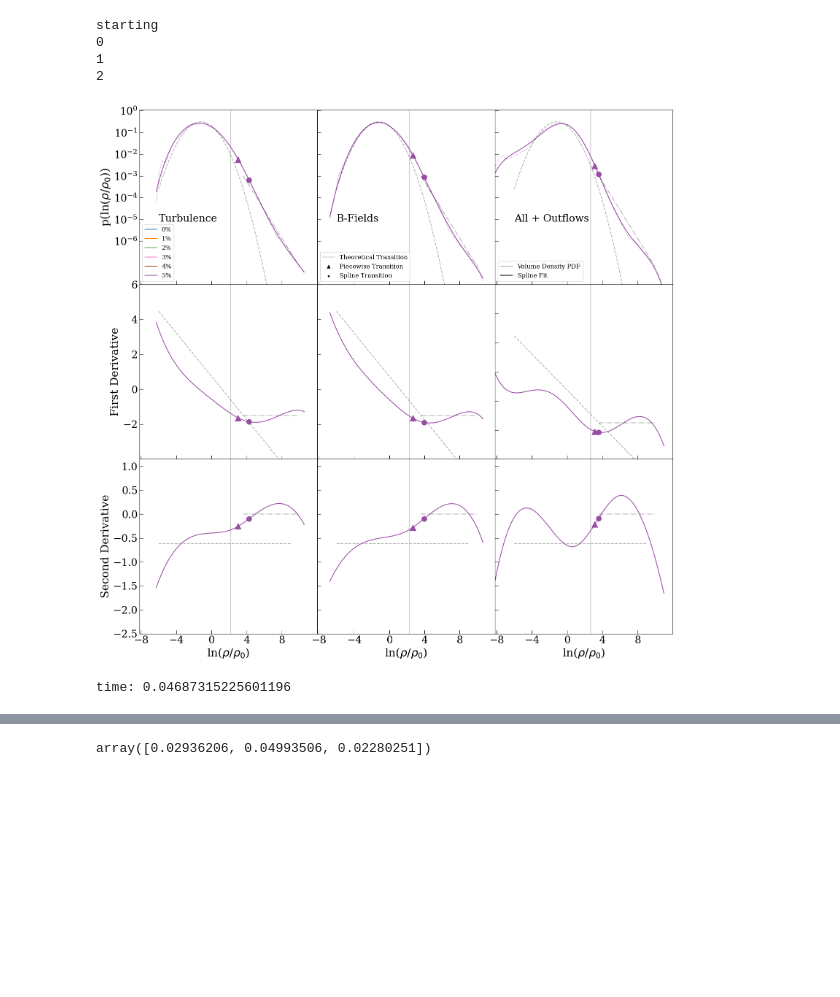
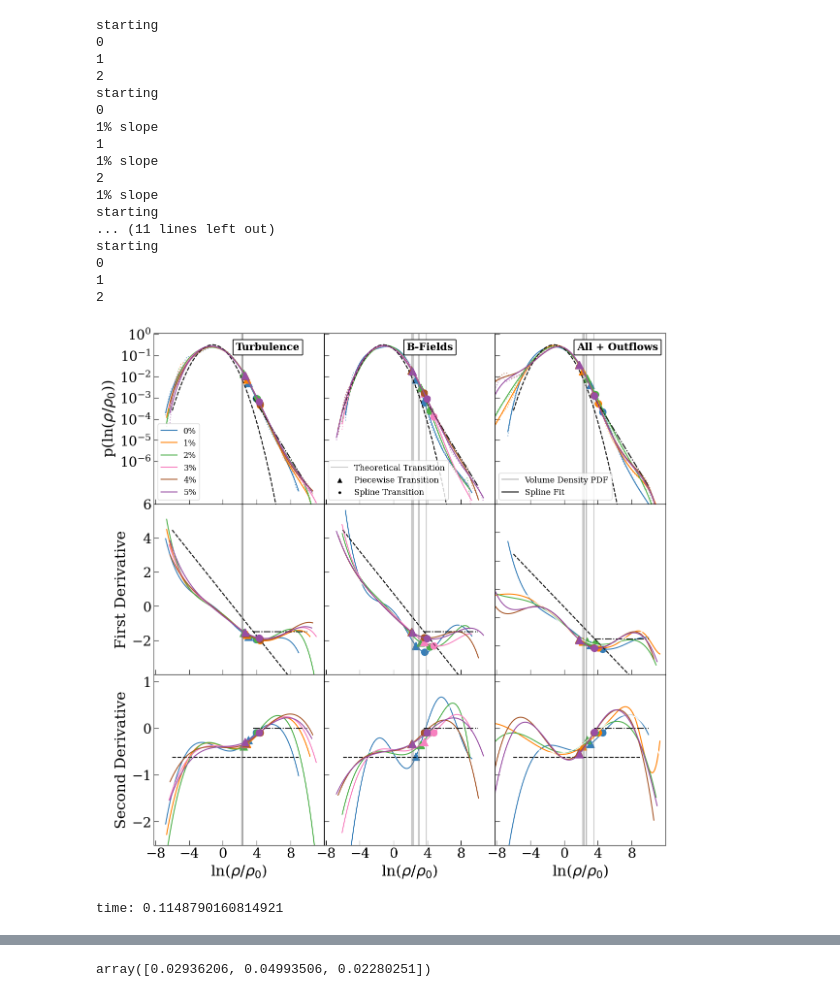
Before and after one commit to Kiihne/PDF-kiihne, a Jupyter notebook: full_pipeline.ipynb, the cells around one changed output, grey strips where cells are left out. Saved outputs shown, nothing was run; the diff lists cells and outputs as text; code cells hidden in the pictures; blank space fills up the shorter version.

```diff
--- a/full_pipeline.ipynb
+++ b/full_pipeline.ipynb
@@ -20,16 +20,16 @@ plt.rcParams["font.family"] = "serif"
 #set parameters. don't change any other cell in notebook
 #hit enter 9 times
 num_axis = 1 #can be 1,2, or 3. sets number of lines of sight and makes sure right files pulled
-num_runs = 1 #set to 1 if looking at aspecific case. otherwise set to 6.
-percent_case = 4 #if focusing on one SFE, sets which % snapshot to look at
+num_runs = 6 #set to 1 if looking at aspecific case. otherwise set to 6.
+percent_case = 3 #if focusing on one SFE, sets which % snapshot to look at
 # %%
-#super spline
+#super combined
 start = time.time()
 print('starting')
 percent_f = [0,1,2,3,4,5]
 perc_f = ('0','1','2','3','4','5')
 color_list = ('#377eb8', '#ff7f00', '#4daf4a','#f781bf', '#a65628', '#984ea3','#999999', '#e41a1c', '#dede00')
-fig, ax = plt.subplots(nrows=3,ncols=1,figsize=(8,10),sharex = 'all', sharey = 'row', gridspec_kw={'hspace': 0,'wspace':0})
+fig, ax = plt.subplots(nrows=3,ncols=1,figsize=(6,8),sharex = 'all', sharey = 'row', gridspec_kw={'hspace': 0,'wspace':0})
 ax =ax.ravel()
 for B in range(num_runs):
     if num_runs ==1:
@@ -54,7 +54,6 @@ for B in range(num_runs):
 
     #plot setup
     d = {}
-    variable_name =('density_g','density_gt','density_gtm', 'density_gtmp')
     input_file = inputfile[percent]
     plot_data = np.load(input_file, allow_pickle=True)
     #main processing cell.
@@ -66,9 +65,15 @@ for B in range(num_runs):
     #plt.suptitle('Column Densities with ' + perc + '% SFE', size =26)
     #ax[0].annotate(' log upper limit = .75\n linear lower limit = 1',[-2,1e-5], size =15)
 
-    b = 0
+    b = 3
 
     for n in range(3):
+        if B ==1 and n ==1 or B==3 and n==2:
+            color_list = ('white', 'white', 'white','white', 'white', 'white','white', 'white', 'white')
+            visible = 0
+        else:
+            color_list = ('#377eb8', '#ff7f00', '#4daf4a','#f781bf', '#a65628', '#984ea3','#999999', '#e41a1c', '#dede00')
+            visible = 1
         den = plot_data[plot_data.files[n+1]]
         print(n)     #for time keeping
 
@@ -124,9 +129,9 @@ for B in range(num_runs):
 
 
         if n > 1:
-            ax[n].set_xlabel(r'ln($N/N_0$)', size=25)
+            ax[n].set_xlabel(r'ln($N/N_0$)', size=15)
 
-        ax[n].set_ylabel(r'p(ln($N/N_0$))', size=25)
+        ax[n].set_ylabel(r'p(ln($N/N_0$))', size=15)
 
         ax[n].annotate(titles[n], (1.75,.2), color = 'black', fontsize =15, weight = 'bold',horizontalalignment='left',verticalalignment='center', textcoords='data', bbox=dict(facecolor='white', alpha=0.8))
         ax[n].tick_params(direction='in', which = 'major', size =10)
@@ -167,7 +172,7 @@ ax[0].plot(100,100,color = color_list[5], label ='5%')
 ax[0].legend(loc = 'lower left',fontsize = 12)
 ax[1].scatter(100,100,color = 'black',marker = '*', label ='Transition density')
 ax[1].plot(100,100,color = 'black',alpha = .3, label ='Column Density PDF')
-ax[1].plot(100,100,color = 'black', label ='Independant Fit')
+ax[1].plot(100,100,color = 'black', label ='Independent Fit')
 ax[1].legend(loc = 'lower left',fontsize = 12)
 
 plt.tight_layout()
@@ -699,6 +719,13 @@ for B in range(num_runs):
 
       #  if n == 0 or n == 2:
       #     ax[n+4].set_ylabel(r'p(ln($N/N_0$))', size=15)
+        #add in theoretical transition density
+        trans_theory = (-1*spline_slope[n]-.5)*1.27**2 #using equation 8 from Appel et al 2020
+        trans_theory = np.ones(2)*trans_theory
+        trans_theory_y = [-10,10]
+        ax[n].plot(trans_theory,trans_theory_y, color = 'gray', alpha =.4)
+        ax[n+3].plot(trans_theory,trans_theory_y, color = 'gray', alpha =.4)
+        ax[n+6].plot(trans_theory,trans_theory_y, color = 'gray', alpha =.4)
 
 
         ax[n].annotate(titles[n], (1.5,.25), color = 'black', fontsize =15, weight = 'bold',horizontalalignment='left',verticalalignment='center', textcoords='data', bbox=dict(facecolor='white', alpha=0.8))
@@ -801,7 +828,7 @@ percent_f = [0,1,2,3,4,5]
 perc_f = ('0','1','2','3','4','5')
 color_list = ('#377eb8', '#ff7f00', '#4daf4a','#f781bf', '#a65628', '#984ea3','#999999', '#e41a1c', '#dede00')
 
-fig, ax = plt.subplots(nrows=3,ncols=1,figsize=(5,7), sharex = 'all', sharey = 'row', gridspec_kw={'hspace': 0,'wspace':0})
+fig, ax = plt.subplots(nrows=3,ncols=1,figsize=(6,8), sharex = 'all', sharey = 'row', gridspec_kw={'hspace': 0,'wspace':0})
 
 ax =ax.ravel()
 inputfile = ('/scratch/jak491/npz_storage/vol_covering_grid_den0.npz','/scratch/jak491/npz_storage/vol_covering_grid_den1.npz','/scratch/jak491/npz_storage/vol_covering_grid_den2.npz', '/scratch/jak491/npz_storage/vol_covering_grid_den3.npz', '/scratch/jak491/npz_storage/vol_covering_grid_den4.npz', '/scratch/jak491/npz_storage/vol_covering_grid_den5.npz', '/scratch/jak491/npz_storage/vol_covering_grid_den_high.npz')
@@ -989,12 +1016,12 @@ for B in range(num_runs):
 
 
         if n > 1:
-            ax[n].set_xlabel(r'ln($\rho/\rho_0$)', size=13)
+            ax[n].set_xlabel(r'ln($\rho/\rho_0$)', size=15)
 
-        ax[n].set_ylabel(r'p(ln($\rho/\rho_0$))', size=13)
+        ax[n].set_ylabel(r'p(ln($\rho/\rho_0$))', size=15)
 
 
-        ax[n].annotate(titles[n], (2,.25), color = 'black', fontsize =11, weight = 'bold',horizontalalignment='left',verticalalignment='center', textcoords='data', bbox=dict(facecolor='white', alpha=0.8))
+        ax[n].annotate(titles[n], (3,.15), color = 'black', fontsize =15, weight = 'bold',horizontalalignment='left',verticalalignment='center', textcoords='data', bbox=dict(facecolor='white', alpha=0.8))
 
         #ax[n].set_title(titles[n], size = 17)
         ax[n].tick_params(direction='in', length=6, size = 10, labelsize = 14)
@@ -1079,7 +1106,7 @@ trans_start = -.1
 percent_f = [0,1,2,3,4,5]
 perc_f = ('0','1','2','3','4','5')
 color_list = ('#377eb8', '#ff7f00', '#4daf4a','#f781bf', '#a65628', '#984ea3','#999999', '#e41a1c', '#dede00')
-fig, ax = plt.subplots(nrows=3,ncols=3,figsize=(16,16),sharex = 'all', sharey = 'row', gridspec_kw={'hspace': 0,'wspace':0})
+fig, ax = plt.subplots(nrows=3,ncols=3,figsize=(12,12),sharex = 'all', sharey = 'row', gridspec_kw={'hspace': 0,'wspace':0})
 ax =ax.ravel()
 piece_inputfile = ('txt_file_storage/vol_trans_density0%.txt','txt_file_storage/vol_trans_density1%.txt','txt_file_storage/vol_trans_density2%.txt','txt_file_storage/vol_trans_density3%.txt','txt_file_storage/vol_trans_density4%.txt','txt_file_storage/vol_trans_density5%.txt')
 #import piecewise transition densities
@@ -1278,7 +1305,7 @@ for B in range(num_runs):
         ax[0].set_ylabel(r'p(ln($\rho/\rho_0$))', size=22)
         ax[3].set_ylabel(r'First Derivative', size=22)
         ax[6].set_ylabel(r'Second Derivative', size=22)
-        ax[n].annotate(titles[n],[-6,10**(-5.1)], size =20)
+        ax[n].annotate(titles[n], (1.5,.25), color = 'black', fontsize =15, weight = 'bold',horizontalalignment='left',verticalalignment='center', textcoords='data', bbox=dict(facecolor='white', alpha=0.8))
         ax[n].set_yscale('log')
         ax[n].tick_params(direction='in', length=7, labelsize = 20, which = 'major')
         ax[n].tick_params(direction='in', length=3, labelsize = 20, which = 'minor')
@@ -1330,35 +1357,48 @@ for B in range(num_runs):
 ax[0].plot(100,100,color = color_list[0], label ='0%')
 ax[0].plot(100,100,color = color_list[1], label ='1%')
 ax[0].plot(100,100,color = color_list[2], label ='2%')
 ax[0].plot(100,100,color = color_list[3], label ='3%')
 ax[0].plot(100,100,color = color_list[4], label ='4%')
 ax[0].plot(100,100,color = color_list[5], label ='5%')
 ax[0].legend(loc = 'lower left',fontsize = 12)
 ax[1].scatter(100,100,color = 'black',marker = '^', label ='Piecewise Transition')
 ax[1].scatter(100,100,color = 'black',marker = '.', label ='Spline Transition')
 ax[1].plot(100,100,color = 'gray',alpha = .4, label ='Theoretical Transition')
 ax[1].legend(loc = 'lower left',fontsize = 12)
 ax[2].plot(100,100,color = 'black',alpha = .3, label ='Volume Density PDF')
 ax[2].plot(100,100,color = 'black', label ='Spline Fit')
 ax[2].legend(loc = 'lower left',fontsize = 12)
 
 plt.tight_layout()
 plt.subplots_adjust(top=.95)
 if num_runs == 1:
     plt.savefig('pipeline/'+ perc +'per_pipeline/spline_vol_'+ perc+'_percent.pdf', bbox_inches='tight', format = 'pdf')
 else:
     plt.savefig('pipeline/spline_super_vol.pdf', bbox_inches='tight', format = 'pdf')
 plt.show()
 
 end = time.time()
 print("time:",(end-start)/60)
 # %% [output]
 starting
 0
 1
 2
+starting
+0
+1% slope
+1
+1% slope
+2
+1% slope
+starting
+... (11 lines left out)
+starting
+0
+1
+2
-[figure, old version]
+[figure, new version]
-time: 0.04687315225601196
+time: 0.1148790160814921
 # %%
 spline_slope
 # %% [output]
```
Also changed, not shown: parts of 9 cells of this notebook.
